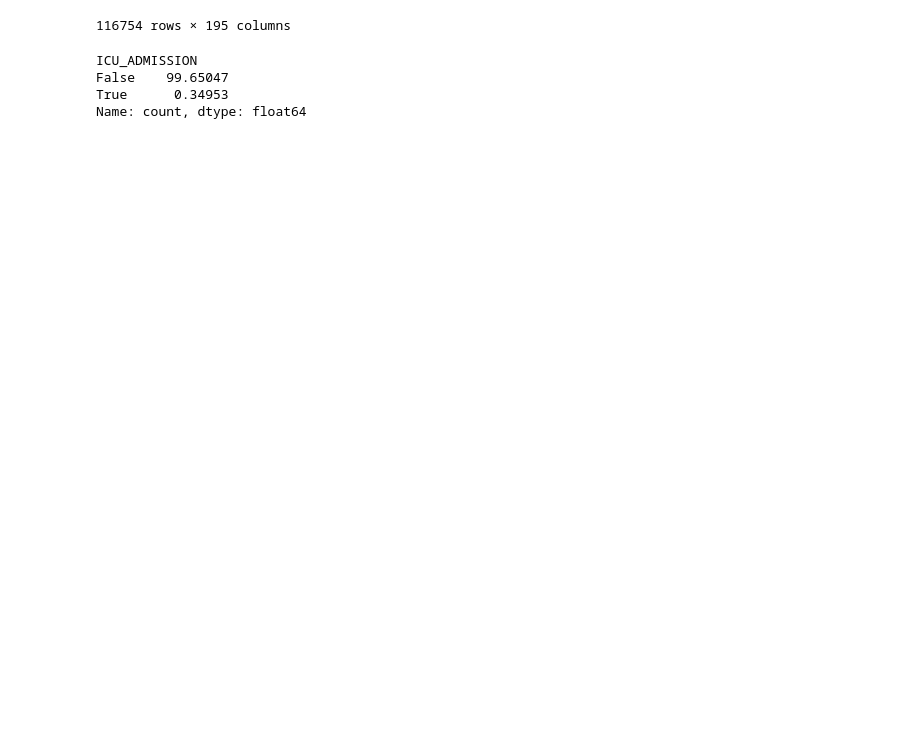
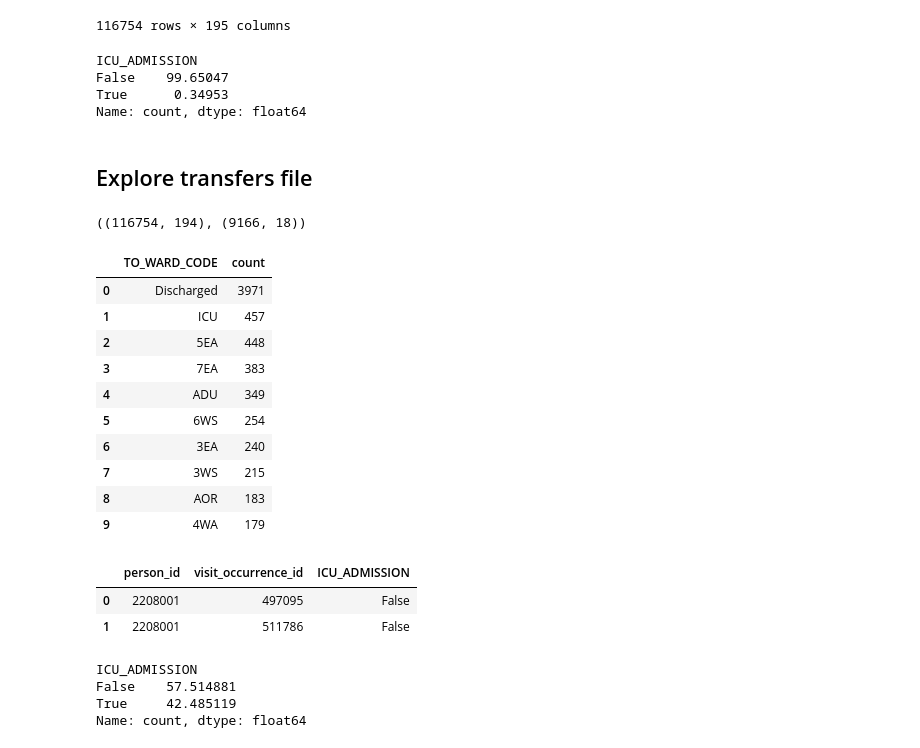
Before and after one commit to ryashpal/alfred-data-analysis, a Jupyter notebook: notebooks/icu_admission_discrepancy/explore_mapping_file.ipynb, the cells around one changed output. Drawn from its saved outputs; the diff is of its cells as text; code cells hidden in the pictures; blank space fills up the shorter version.

```diff
--- a/notebooks/icu_admission_discrepancy/explore_mapping_file.ipynb
+++ b/notebooks/icu_admission_discrepancy/explore_mapping_file.ipynb
@@ -272,3 +417,60 @@ ICU_ADMISSION
 False    99.65047
 True      0.34953
 Name: count, dtype: float64
+# %% [markdown]
+## Explore transfers file
+# %%
+import os
+import pandas as pd
+
+
+from pathlib import Path
+
+
+dataDf = pd.read_csv(os.environ['EHR_DATA_BASE'] + '/blood_pos_cohort_20240531/data/data_matrix.csv')
+transferDf = pd.read_csv(Path(os.environ['EHR_DATA_BASE'], 'blood_pos_cohort_20240119', 'additional_data', 'IMP4_Bed_transfer_20220121_updated.csv'))
+
+dataDf.shape, transferDf.shape
+# %% [output]
+((116754, 194), (9166, 18))
+# %%
+transferDf.TO_WARD_CODE.value_counts().reset_index()[:10]
+# %% [output]
+|  | TO_WARD_CODE | count |
+| 0 | Discharged | 3971 |
+| 1 | ICU | 457 |
+| 2 | 5EA | 448 |
+| 3 | 7EA | 383 |
+| 4 | ADU | 349 |
+| 5 | 6WS | 254 |
+| 6 | 3EA | 240 |
+| 7 | 3WS | 215 |
+| 8 | AOR | 183 |
+| 9 | 4WA | 179 |
+# %%
+studyTransfersDf = transferDf[['PATIENT_ID', 'TO_WARD_CODE', 'TRANSFER_OUT_WARD_BED_DATE']].drop_duplicates().merge(
+    dataDf[['person_id', 'visit_occurrence_id', 'dischtime_adm']].drop_duplicates(),
+    how='inner',
+    left_on=['PATIENT_ID'],
+    right_on=['person_id']
+).drop_duplicates().drop(
+    columns=['PATIENT_ID']
+)
+# studyTransfersDf.TRANSFER_OUT_WARD_BED_DATE = pd.to_datetime(studyTransfersDf.TRANSFER_OUT_WARD_BED_DATE.str.slice(start=0, stop=10))
+# studyTransfersDf.dischtime_adm = pd.to_datetime(studyTransfersDf.dischtime_adm, format='%d/%m/%Y')
+studyTransfersDf['ICU_ADMISSION'] = studyTransfersDf.TO_WARD_CODE.str.lower().str.contains('icu')
+studyTransfersDf = studyTransfersDf.drop(columns=['TO_WARD_CODE', 'TRANSFER_OUT_WARD_BED_DATE', 'dischtime_adm']).drop_duplicates()
+# studyIcuAdmissionsDf.groupby([])
+# studyTransfersDf.shape
+studyTransfersDf[:2]
+# %% [output]
+|  | person_id | visit_occurrence_id | ICU_ADMISSION |
+| 0 | 2208001 | 497095 | False |
+| 1 | 2208001 | 511786 | False |
+# %%
+studyTransfersDf.ICU_ADMISSION.value_counts()/studyTransfersDf.shape[0]*100
+# %% [output]
+ICU_ADMISSION
+False    57.514881
+True     42.485119
+Name: count, dtype: float64
```
Also changed, not shown: parts of 15 cells of this notebook, 1 other file.
